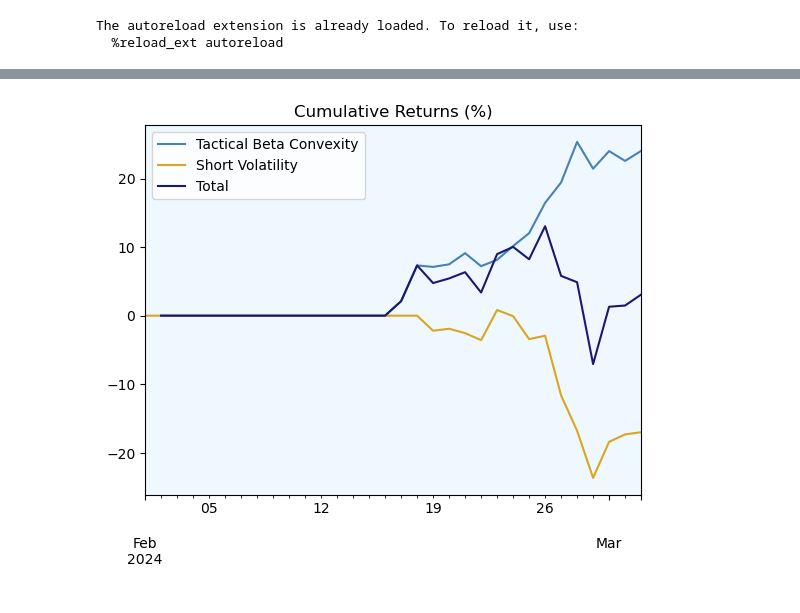
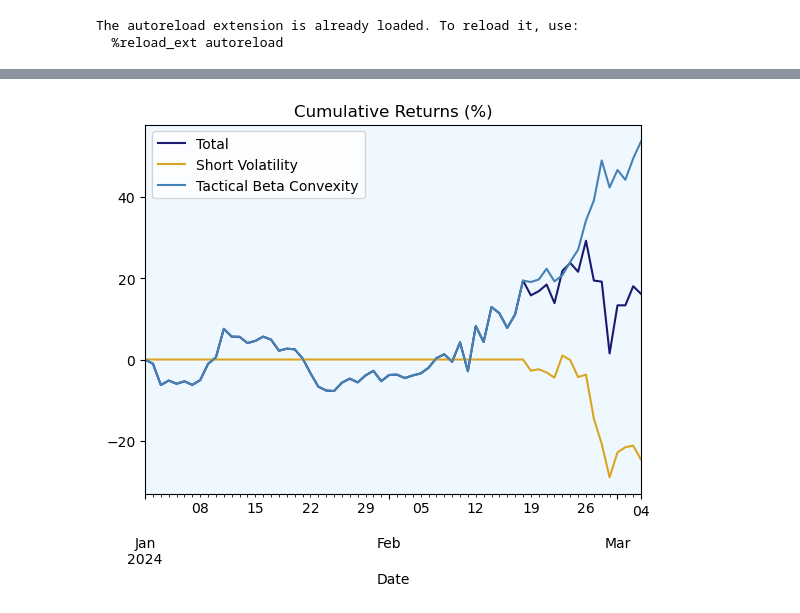
Before and after one commit to kmavyrle/QuantMasterFund, a Jupyter notebook: Crypto/TacticalBetaConvexity/test.ipynb, the cells around one changed output, grey strips where cells are left out. Saved outputs shown, nothing was run; the diff lists cells and outputs as text; code cells hidden in the pictures.

```diff
--- a/Crypto/TacticalBetaConvexity/test.ipynb
+++ b/Crypto/TacticalBetaConvexity/test.ipynb
@@ -80,0 +121,5 @@ usd_rets['Total'] = usd_rets['Tactical Beta Convexity']+usd_rets['Short Volatili
+# %%
+vals = pd.concat([usd_rets,val],axis=1)['val']
+# %%
+for col in usd_rets.columns:
+    usd_rets[col]=usd_rets[col]/vals
@@ -81,2 +129,4 @@ usd_rets['Total'] = usd_rets['Tactical Beta Convexity']+usd_rets['Short Volatili
+# %%
+usd_rets = usd_rets[['Total','Short Volatility','Tactical Beta Convexity']]
 # %%
-usd_rets=usd_rets/2250
+usd_rets
@@ -85,7 +148,7 @@ usd_rets.index = pd.to_datetime(usd_rets.index)
 # %%
-plot = (((1+(usd_rets)).cumprod()-1)*100).plot(title = 'Cumulative Returns (%)',color = ['steelblue','goldenrod','midnightblue'])
+plot = (((1+(usd_rets)).cumprod()-1)*100).plot(title = 'Cumulative Returns (%)',color = ['midnightblue','goldenrod','steelblue'])
 plot.set_facecolor('aliceblue')
-picpath = "c:\\Users\\kmavy\\Documents\\mydocs\\Training Arc\\Github\\QuantMasterFund\\Crypto\\'MasterFundPerformance.png"
+picpath = "c:\\Users\\kmavy\\Documents\\mydocs\\Training Arc\\Github\\QuantMasterFund\\Crypto\\MasterFundPerformance.png"
 plot.get_figure().savefig(picpath)
 # %% [output]
-[figure, old version]
+[figure, new version]
```
Also changed, not shown: parts of 18 cells of this notebook, 8 other files.
